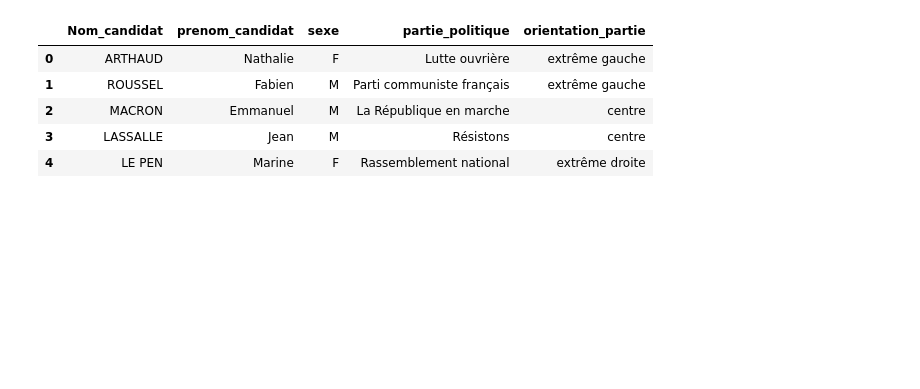
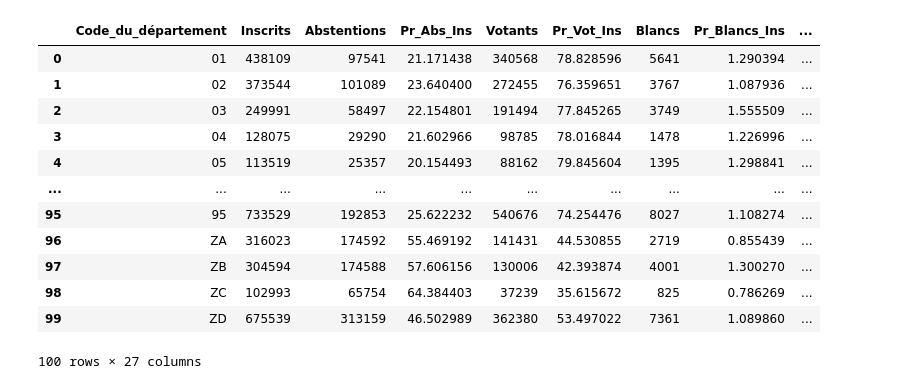
Before and after one commit to iliasNour/mspr_data, a Jupyter notebook: python_files/MSPR_Big_Data_et_Analyse_de_données.ipynb, the cells around one changed output. Saved outputs shown, nothing was run; the diff lists cells and outputs as text; code cells hidden in the pictures; blank space fills up the shorter version.

```diff
--- a/python_files/MSPR_Big_Data_et_Analyse_de_données.ipynb
+++ b/python_files/MSPR_Big_Data_et_Analyse_de_données.ipynb
@@ -234,11 +48,0 @@ df_age_sexe.head()
-# %%
-partie_politique = r'C:\Users\Mehdi\OneDrive\Bureau\mspr_data\excel_files\partie_politique.xlsx'
-df_partie_politique = pd.read_excel(partie_politique)
-df_partie_politique.head()
-# %% [output]
-|  | Nom_candidat | prenom_candidat | sexe | partie_politique | orientation_partie |
-| 0 | ARTHAUD | Nathalie | F | Lutte ouvrière | extrême gauche |
-| 1 | ROUSSEL | Fabien | M | Parti communiste français | extrême gauche |
-| 2 | MACRON | Emmanuel | M | La République en marche | centre |
-| 3 | LASSALLE | Jean | M | Résistons | centre |
-| 4 | LE PEN | Marine | F | Rassemblement national | extrême droite |
@@ -244,0 +69,49 @@ df_partie_politique.head()
+# %%
+
+# Aggrégation de différentes variables avec différentes fonctions
+df_resultats_elections_france_global_agg = df_resultats_elections_france_global.groupby('Code_du_département').agg({
+    'Inscrits': 'sum',
+    'Abstentions' : 'sum',
+    'Pr_Abs_Ins' : 'mean' ,
+    'Votants': 'sum',
+    'Pr_Vot_Ins' : 'mean',
+    'Blancs': 'sum',
+    'Pr_Blancs_Ins' : 'mean',
+    'Pr_Blancs_Vot': 'mean',
+    'Nuls': 'sum',
+    'Pr_Nuls_Ins': 'mean',
+    'Pr_Nuls_Vot': 'mean',
+    'Exprimés': 'sum',
+    'Pr_Exp_Ins': 'mean',
+    'Pr_Exp_Vot': 'mean' ,
+    'Pr_Voix_Ins_Arthaud_Nathalie': 'mean',
+    'Pr_Voix_Ins_Roussel_Fabien': 'mean',
+    'Pr_Voix_Ins_Emmanuel_Macron': 'mean',
+    'Pr_Voix_Ins_Lassalle_Jean': 'mean',
+    'Pr_Voix_Ins_Le_Pen_Marine': 'mean',
+    'Pr_Voix_Ins_Zemmour_Eric': 'mean',
+    'Pr_Voix_Ins_Jean_Luc_Mélenchon': 'mean',
+    'Pr_Voix_Ins_Hidalgo_Anne': 'mean',
+    'Pr_Voix_Ins_Jadot_Yannick': 'mean' ,
+    'Pr_Voix_Ins_Valerie_Pecresse': 'mean' ,
+    'Pr_Voix_Ins_Philippe_Poutou': 'mean' ,
+    'Pr_Voix_Ins_Dupont_Aignan_Nicolas': 'mean'
+})
+
+df_resultats_elections_france_global_agg = df_resultats_elections_france_global_agg.reset_index(drop=False)
+# %%
+df_resultats_elections_france_global_agg.head(100)
+# %% [output]
+|  | Code_du_département | Inscrits | Abstentions | Pr_Abs_Ins | Votants | Pr_Vot_Ins | Blancs | Pr_Blancs_Ins | ... |
+| 0 | 01 | 438109 | 97541 | 21.171438 | 340568 | 78.828596 | 5641 | 1.290394 | ... |
+| 1 | 02 | 373544 | 101089 | 23.640400 | 272455 | 76.359651 | 3767 | 1.087936 | ... |
+| 2 | 03 | 249991 | 58497 | 22.154801 | 191494 | 77.845265 | 3749 | 1.555509 | ... |
+| 3 | 04 | 128075 | 29290 | 21.602966 | 98785 | 78.016844 | 1478 | 1.226996 | ... |
+| 4 | 05 | 113519 | 25357 | 20.154493 | 88162 | 79.845604 | 1395 | 1.298841 | ... |
+| ... | ... | ... | ... | ... | ... | ... | ... | ... | ... |
+| 95 | 95 | 733529 | 192853 | 25.622232 | 540676 | 74.254476 | 8027 | 1.108274 | ... |
+| 96 | ZA | 316023 | 174592 | 55.469192 | 141431 | 44.530855 | 2719 | 0.855439 | ... |
+| 97 | ZB | 304594 | 174588 | 57.606156 | 130006 | 42.393874 | 4001 | 1.300270 | ... |
+| 98 | ZC | 102993 | 65754 | 64.384403 | 37239 | 35.615672 | 825 | 0.786269 | ... |
+| 99 | ZD | 675539 | 313159 | 46.502989 | 362380 | 53.497022 | 7361 | 1.089860 | ... |
+100 rows × 27 columns
```
Also changed, not shown: parts of 17 cells of this notebook, 1 other file.
